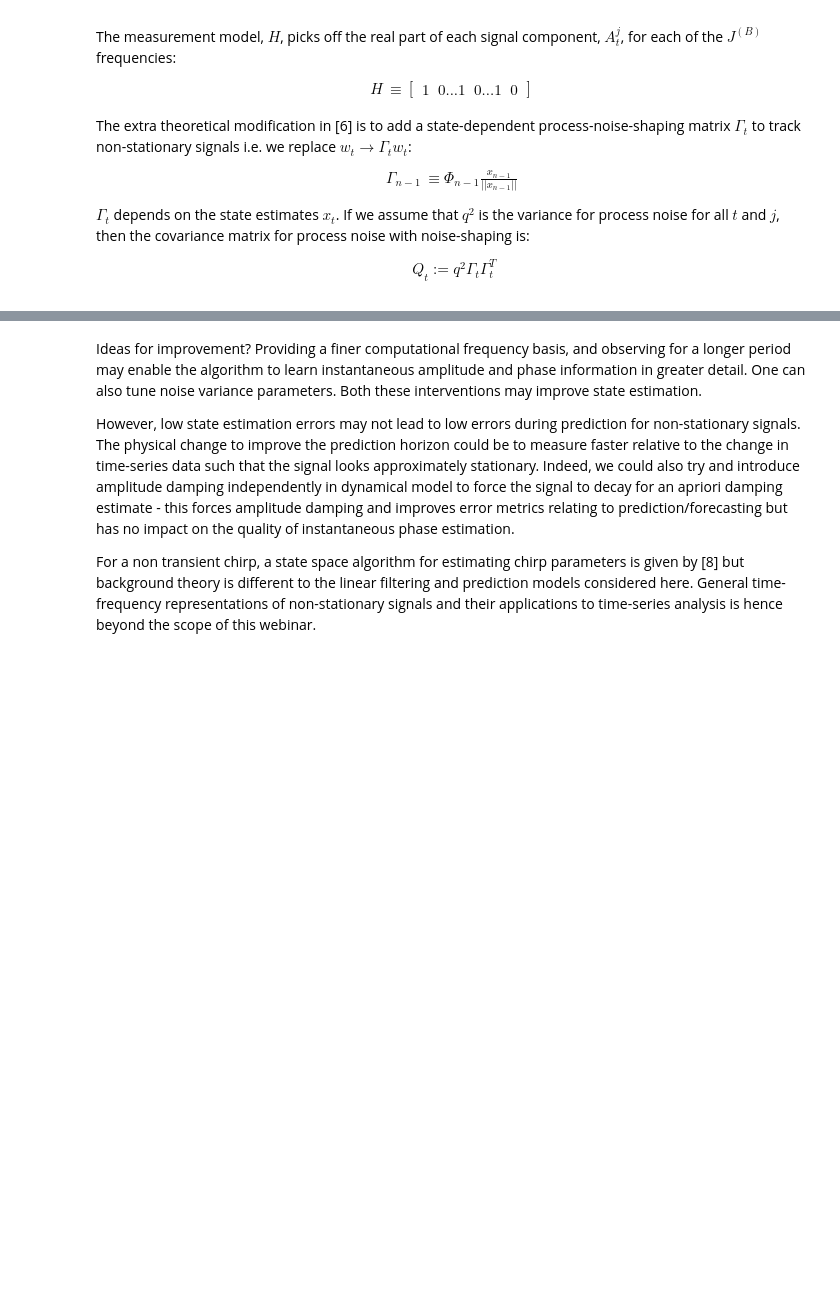
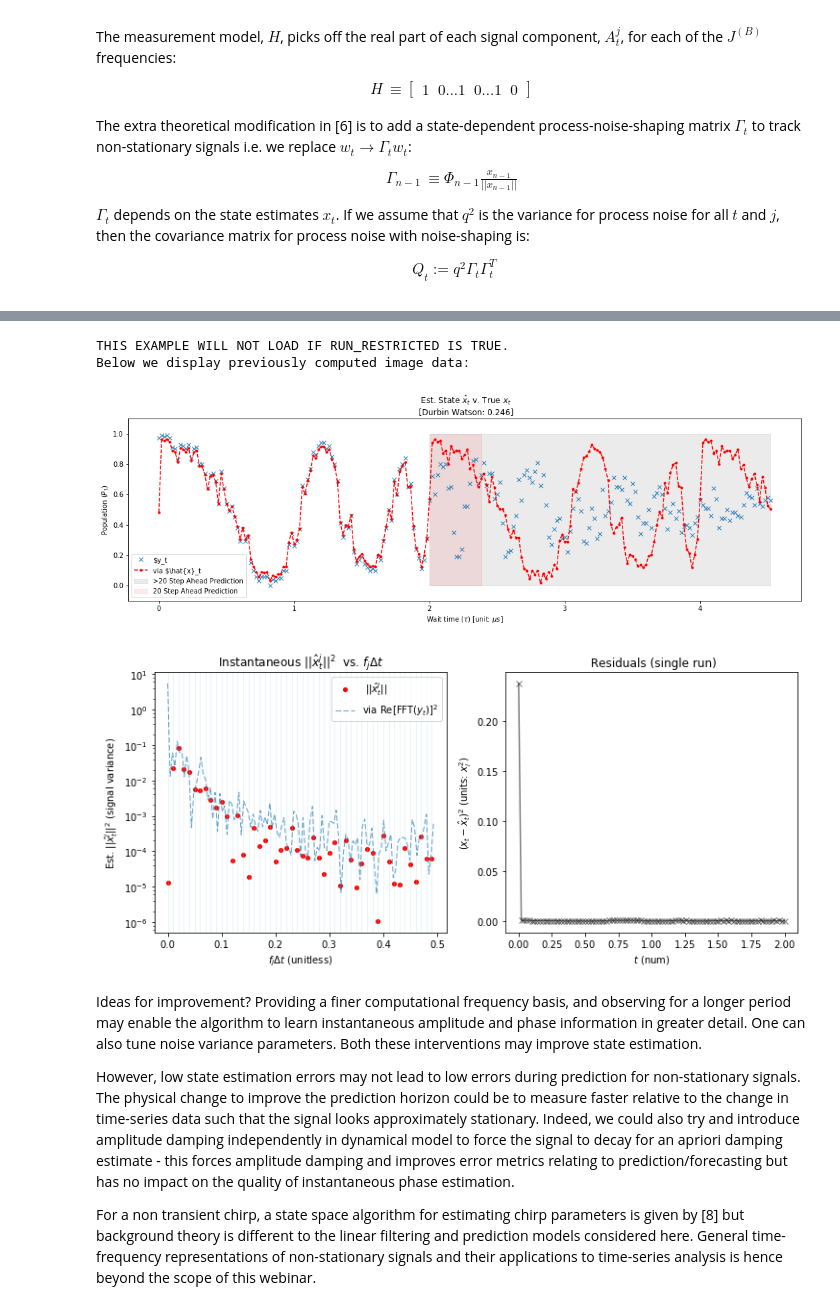
Before and after one commit to riddhisw/equs_timeseries_webinar, a Jupyter notebook: Measurement Noise Filtering and Time Series Prediction in Python_v4.ipynb, the cells around one changed output, grey strips where cells are left out. Cells and saved outputs as stored; diff of their text form; code cells hidden in the pictures; blank space fills up the shorter version.

```diff
--- a/Measurement Noise Filtering and Time Series Prediction in Python_v4.ipynb
+++ b/Measurement Noise Filtering and Time Series Prediction in Python_v4.ipynb
@@ -901,3 +922,18 @@ plt.show()
+# %%
+if RUN_RESTRICTED:
+
+    print("THIS EXAMPLE WILL NOT LOAD IF RUN_RESTRICTED IS TRUE.")
+    print("Below we display previously computed image data:")
+    img1 = Image(filename='restricted_mode_1.png')
+    img2 = Image(filename='restricted_mode_2.png')
+
+    display(img1)
+    display(img2)
+# %% [output]
+THIS EXAMPLE WILL NOT LOAD IF RUN_RESTRICTED IS TRUE.
+Below we display previously computed image data:
+[figure, added]
+[figure, added]
 # %% [markdown]
 Ideas for improvement? Providing a finer computational frequency basis, and observing for a longer period may enable the algorithm to learn instantaneous amplitude and phase information in greater detail. One can also tune noise variance parameters. Both these interventions may improve state estimation.
 
```
Also changed, not shown: parts of 12 cells of this notebook, 4 other files.
